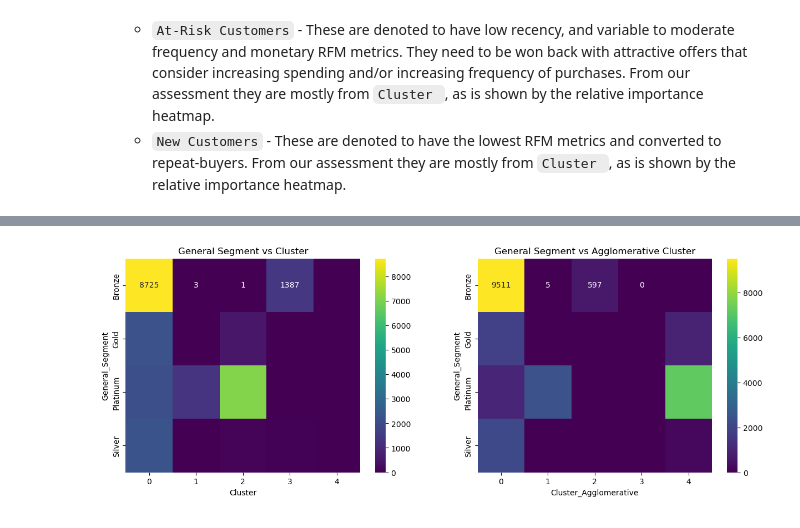
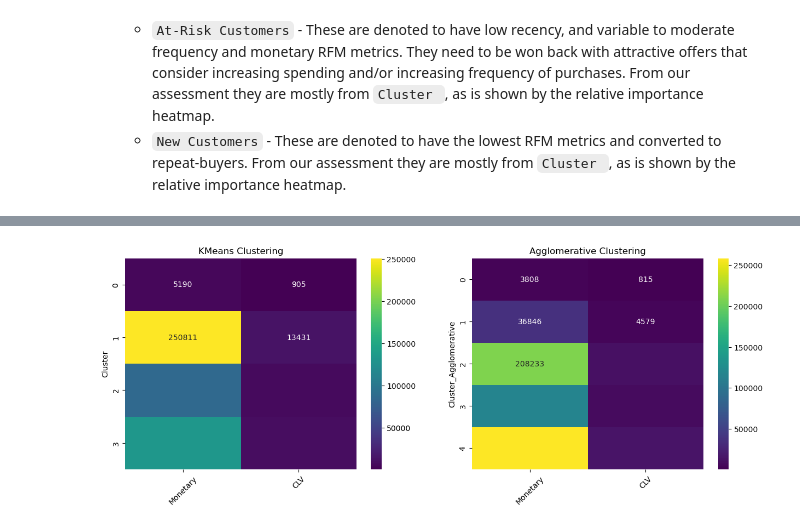
Before and after one commit to PeterBaraka/ml_fieldwork_lab, a Jupyter notebook: seg_clustering.ipynb, the cells around one changed output, grey strips where cells are left out. Cells and saved outputs as stored; diff of their text form; code cells hidden in the pictures.

Commit message:
Refactored clustering

```diff
--- a/seg_clustering.ipynb
+++ b/seg_clustering.ipynb
@@ -97,0 +125,4 @@ plt.show()
+# %%
+# Create new dataframe with the unskewed data
+df_ = pd.DataFrame({'Recency': recency_log, 'Frequency': frequency_log, 'Monetary': monetary_log, 'Loyalty': loyalty_log, 'CLV': clv_log})
+df_.head()
@@ -98,9 +136,9 @@ plt.show()
 # %%
 scaler_rfm = StandardScaler()
-scaler_rfm.fit(df_copy)
+scaler_rfm.fit(df_)
 
 # Standardizing the data
-rfm_standardized = scaler_rfm.transform(df_copy)
+rfm_standardized = scaler_rfm.transform(df_)
 
 print('mean:', rfm_standardized.mean(axis=0).round(2))
 print('std:', rfm_standardized.std(axis=0).round(2))
@@ -133,6 +292,6 @@ plt.plot(k_values, inertia, marker='o')
 # %%
 # Selection of the optimal number of clusters
-kmeans = KMeans(n_clusters=5, random_state=0)
+kmeans = KMeans(n_clusters=4, random_state=0)
 kmeans.fit(rfm_standardized)
 df['Cluster'] = kmeans.labels_
 
@@ -140,5 +299,7 @@ df['Cluster'] = kmeans.labels_
 cluster_avg = df.groupby(['Cluster']).agg({
     'Recency': 'mean',
     'Frequency': 'mean',
-    'Monetary': ['mean', 'count']
+    'Monetary': ['mean', 'count'],
+    'L': 'mean',
+    'CLV': 'mean'
 }).round(0)
@@ -166,5 +338,7 @@ df['Cluster_Agglomerative'] = agg_clustering.labels_
 alg_cluster_avg = df.groupby(['Cluster_Agglomerative']).agg({
     'Recency': 'mean',
     'Frequency': 'mean',
-    'Monetary': ['mean', 'count']
+    'Monetary': ['mean', 'count'],
+    'L': 'mean',
+    'CLV': 'mean'
 }).round(0)
@@ -348,15 +474,19 @@ Name: count, dtype: int64
 # %%
-# Plot the heatmaps of General_Segment vs Cluster column and the General_Segment vs Agglomerative Cluster column
+# Plot a heatmap of cluster_avg - the average values of the columns per cluster
 plt.figure(figsize=(15, 5))
 
 plt.subplot(1, 2, 1)
-sns.heatmap(pd.crosstab(cluster_df_['General_Segment'], cluster_df_['Cluster']), annot=True, fmt='d', cmap='viridis')
-plt.title('General Segment vs Cluster')
+# Rotate the x-axis labels
+plt.xticks(rotation=45)
+sns.heatmap(cluster_avg[['Monetary', 'CLV']], annot=True, fmt='.0f', cmap='viridis')
+plt.title('KMeans Clustering')
 
 plt.subplot(1, 2, 2)
-sns.heatmap(pd.crosstab(agg_cluster_df_['General_Segment'], agg_cluster_df_['Cluster_Agglomerative']), annot=True, fmt='d', cmap='viridis')
-plt.title('General Segment vs Agglomerative Cluster')
+# Rotate the x-axis labels
+plt.xticks(rotation=45)
+sns.heatmap(alg_cluster_avg[['Monetary', 'CLV']], annot=True, fmt='.0f', cmap='viridis')
+plt.title('Agglomerative Clustering')
 
 plt.show()
 # %% [output]
-[figure, old version]
+[figure, new version]
```
Also changed, not shown: parts of 33 cells of this notebook.
